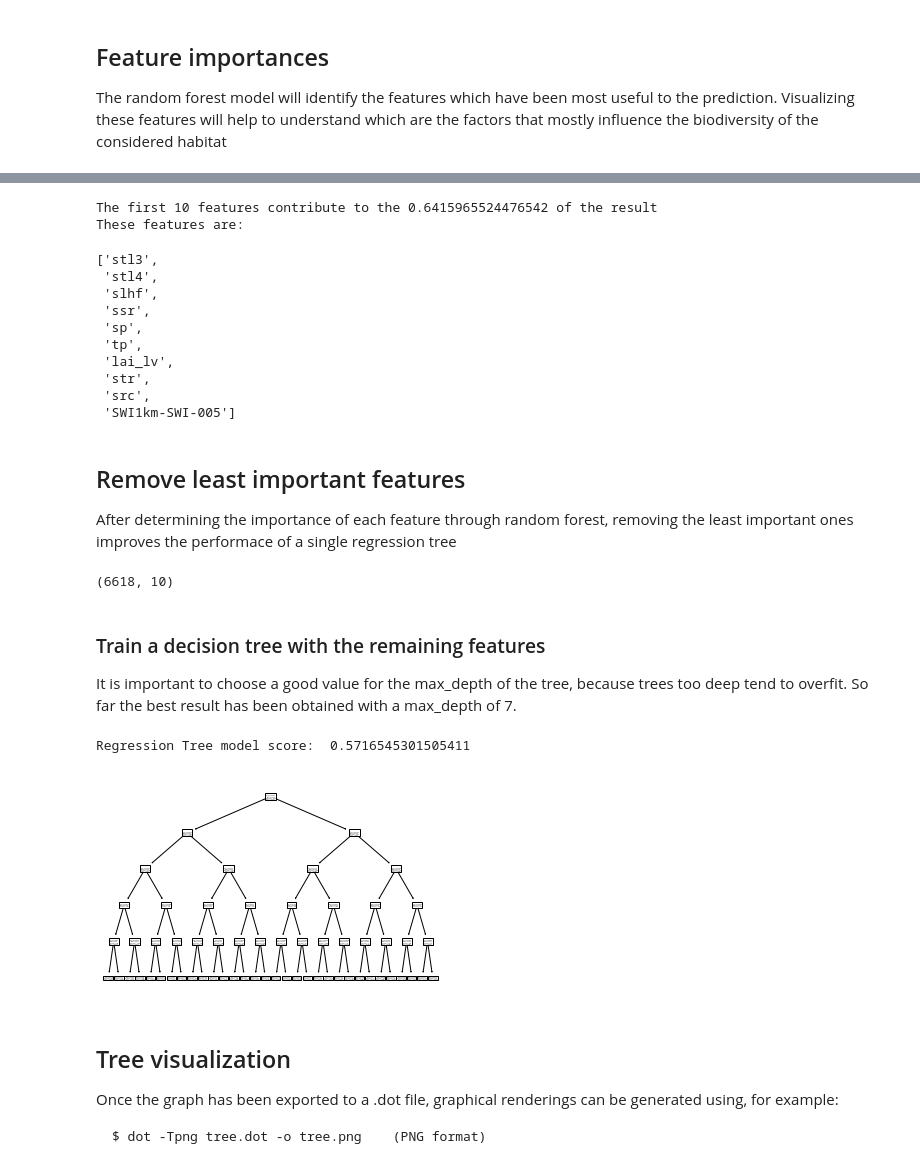
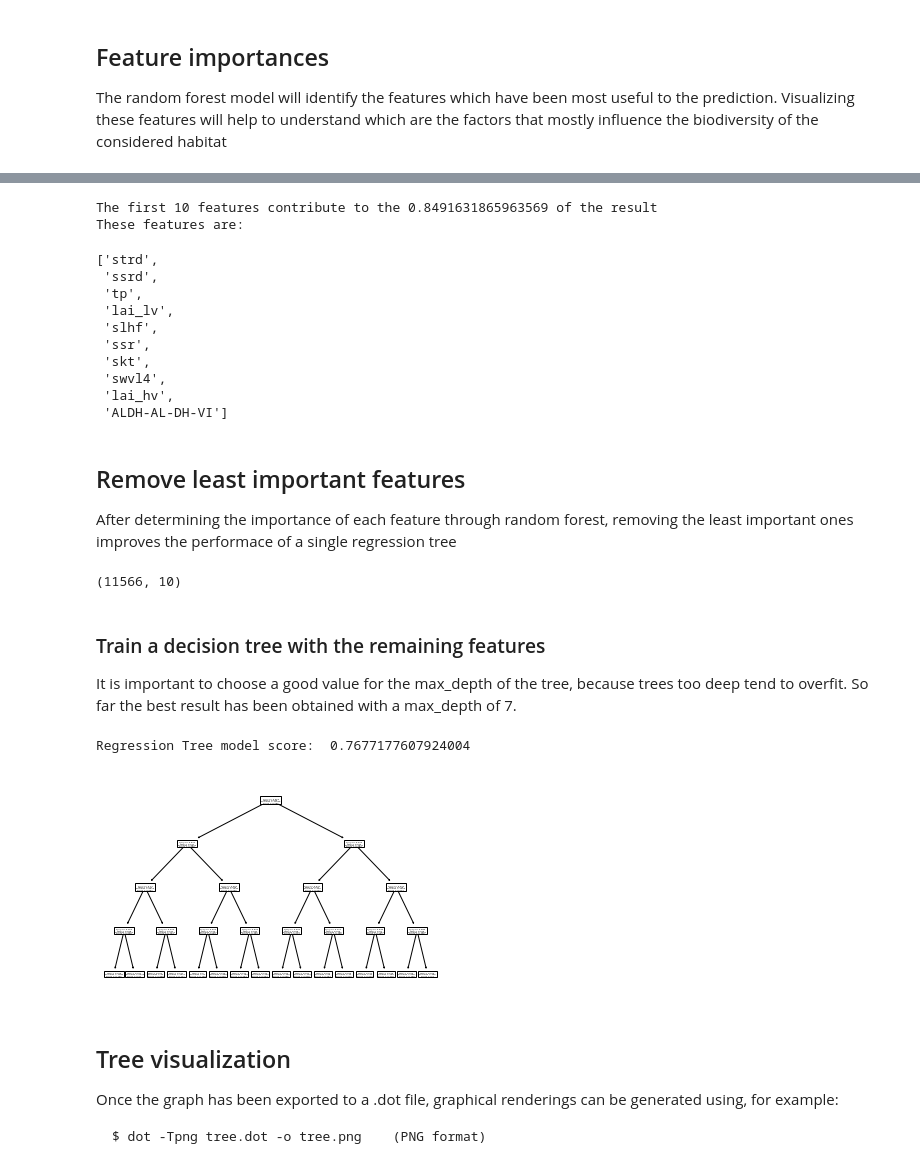
Before and after one commit to vincenzomadaghiele/Regression-of-biodiversity-indicators, a Jupyter notebook: TreeVisualization/Visualize_tree.ipynb, the cells around one changed output, grey strips where cells are left out. Saved outputs shown, nothing was run; the diff lists cells and outputs as text; code cells hidden in the pictures.

```diff
--- a/TreeVisualization/Visualize_tree.ipynb
+++ b/TreeVisualization/Visualize_tree.ipynb
@@ -17,7 +17,7 @@ import matplotlib.pyplot as plt
 # %%
 regression_label = 'habitat_richness'
 folder = "../Dataset"
-file = "/italy_out_remove_handle_set_null.csv"
+file = "/bulgaria_out_closest_point_mean_handle_custom_set.csv"
 
 df = pd.read_csv(folder + file, index_col=['longitude', 'latitude'])
 #df = df[df[regression_label] > 0]
@@ -124,18 +124,18 @@ print("The first", num_feats, "features contribute to the",  np.cumsum(imp)[num_
 print("These features are:")
 names[:num_feats]
 # %% [output]
-The first 10 features contribute to the 0.6415965524476542 of the result
+The first 10 features contribute to the 0.8491631865963569 of the result
 These features are:
-['stl3',
- 'stl4',
+['strd',
+ 'ssrd',
+ 'tp',
+ 'lai_lv',
  'slhf',
  'ssr',
- 'sp',
- 'tp',
- 'lai_lv',
- 'str',
- 'src',
- 'SWI1km-SWI-005']
+ 'skt',
+ 'swvl4',
+ 'lai_hv',
+ 'ALDH-AL-DH-VI']
 # %% [markdown]
 ## Remove least important features
 
@@ -165,22 +165,22 @@ X_test = X_scaler.transform(X_test)
 X = X_scaler.transform(X)
 X_train.shape
 # %% [output]
-(6618, 10)
+(11566, 10)
 # %% [markdown]
 ### Train a decision tree with the remaining features
 
 It is important to choose a good value for the max_depth of the tree, because trees too deep tend to overfit. So far the best result has been obtained with a max_depth of 7.
 # %%
-decision_tree = tree.DecisionTreeRegressor(max_depth=5)
+decision_tree = tree.DecisionTreeRegressor(max_depth=4)
 decision_tree = decision_tree.fit(X_train,y_train)
 print("Regression Tree model score: ", decision_tree.score(X_test, y_test))
 
 plt.figure()
 tree.plot_tree(decision_tree)
 plt.show()
 # %% [output]
-Regression Tree model score:  0.5716545301505411
+Regression Tree model score:  0.7677177607924004
-[figure, old version]
+[figure, new version]
 # %% [markdown]
 ## Tree visualization
 
```
Also changed, not shown: parts of 5 cells of this notebook, 1 other file.
